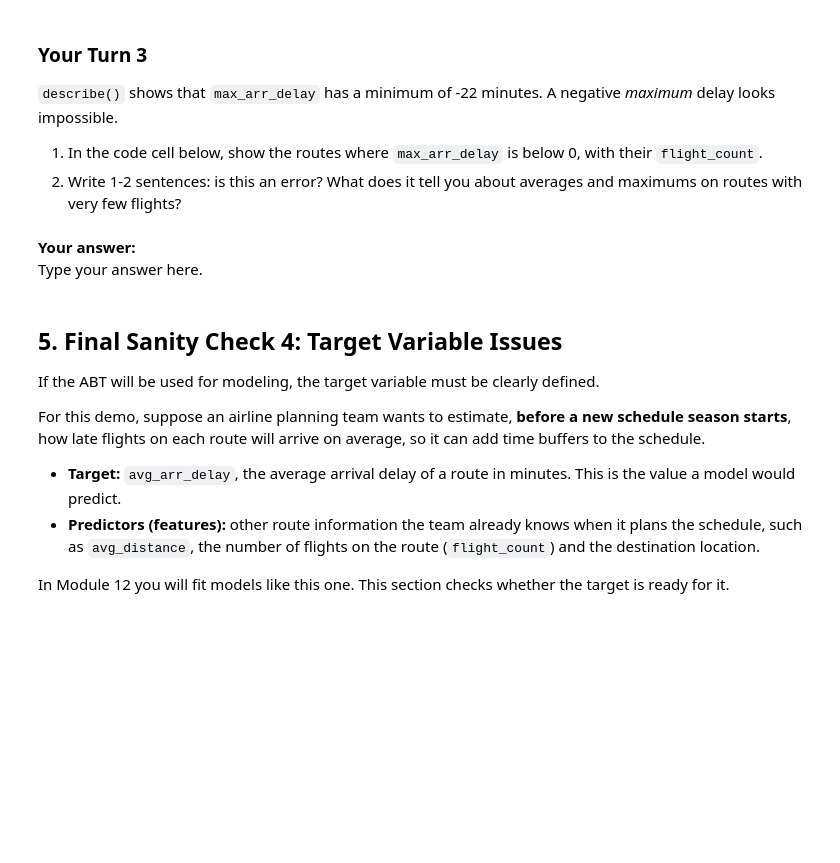
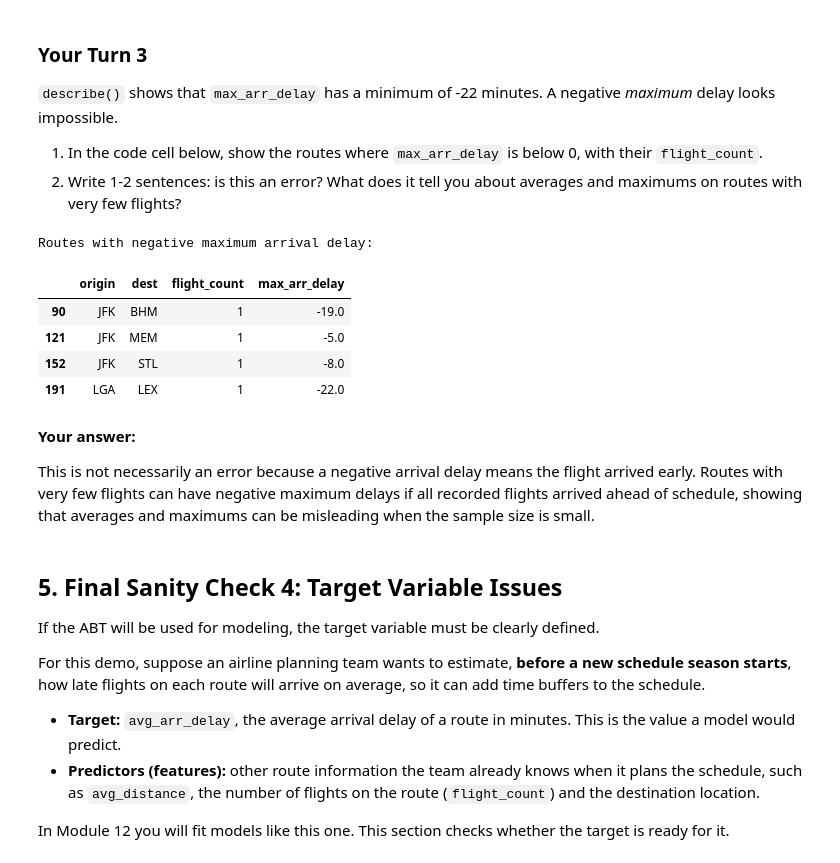
Before and after one commit to anikabhuyan1234/ban6003-week-11-anika, a Jupyter notebook: notebooks/module11_abt_documentation_guided_lab.ipynb, the cells around one changed output. Cells and saved outputs as stored; diff of their text form; code cells hidden in the pictures; blank space fills up the shorter version.

```diff
--- a/notebooks/module11_abt_documentation_guided_lab.ipynb
+++ b/notebooks/module11_abt_documentation_guided_lab.ipynb
@@ -243,10 +376,25 @@ Extreme values do not automatically mean errors. They may be real business signa
 # %%
 # Your Turn 3
 # Show the routes with a negative max_arr_delay and their flight_count.
 # Hint: filter route_abt with a Boolean condition, then select a few columns.
+
+negative_max_delay = route_abt[
+    route_abt["max_arr_delay"] < 0
+][["origin", "dest", "flight_count", "max_arr_delay"]]
+
+print("Routes with negative maximum arrival delay:")
+display(negative_max_delay)
+# %% [output]
+Routes with negative maximum arrival delay:
+|  | origin | dest | flight_count | max_arr_delay |
+| 90 | JFK | BHM | 1 | -19.0 |
+| 121 | JFK | MEM | 1 | -5.0 |
+| 152 | JFK | STL | 1 | -8.0 |
+| 191 | LGA | LEX | 1 | -22.0 |
 # %% [markdown]
 **Your answer:**
-Type your answer here.
+
+This is not necessarily an error because a negative arrival delay means the flight arrived early. Routes with very few flights can have negative maximum delays if all recorded flights arrived ahead of schedule, showing that averages and maximums can be misleading when the sample size is small.
 # %% [markdown]
 ## 5. Final Sanity Check 4: Target Variable Issues
 
```
Also changed, not shown: parts of 26 cells of this notebook.
